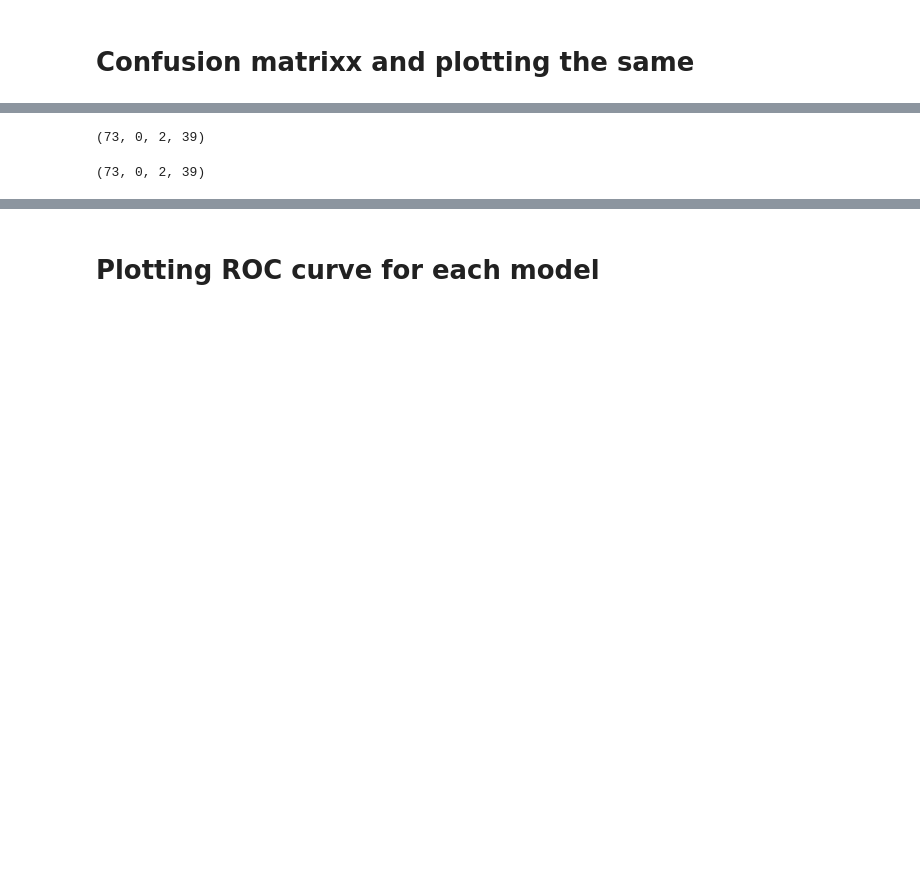
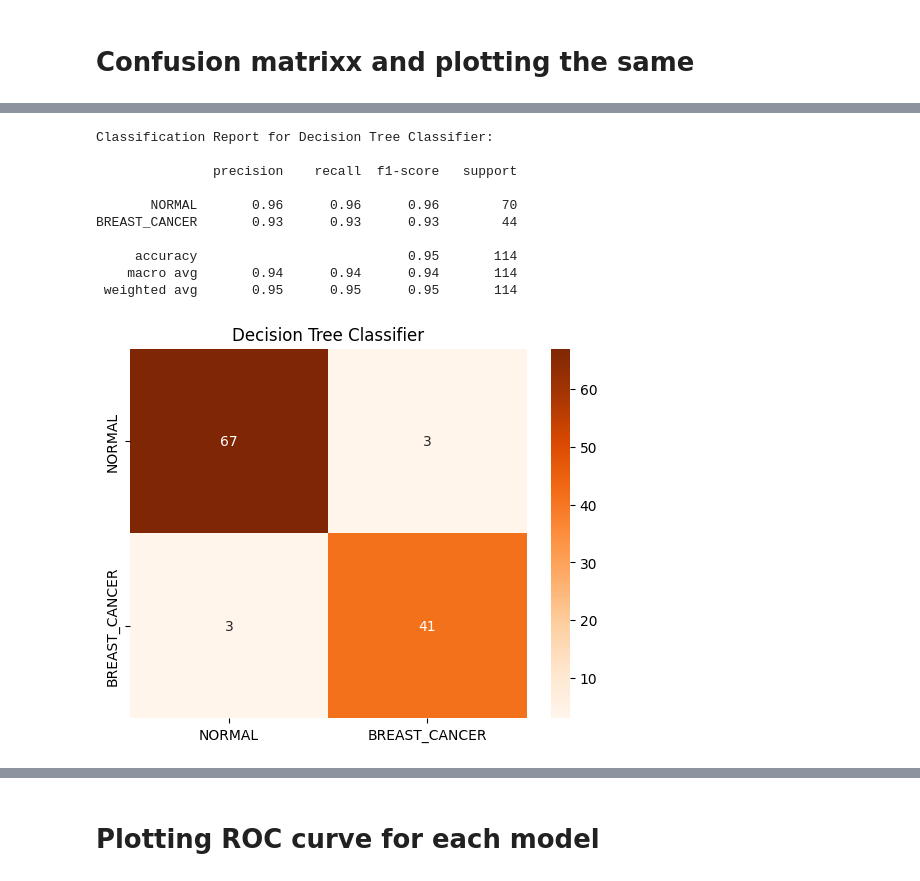
Before and after one commit to uttara-tech/ML-DL_Projects, a Jupyter notebook: breast-cancer-prediction.ipynb, the cells around one changed output, grey strips where cells are left out. Drawn from its saved outputs; the diff is of its cells as text; code cells hidden in the pictures; blank space fills up the shorter version.

```diff
--- a/breast-cancer-prediction.ipynb
+++ b/breast-cancer-prediction.ipynb
@@ -439,4 +342,0 @@ tn,fp,fn,tp= confusion_matrix(y_test,y_pred_etc).flatten()
-# %%
-int(tn),int(fp),int(fn),int(tp)
-# %% [output]
-(73, 0, 2, 39)
@@ -445,4 +343,21 @@ tn,fp,fn,tp= confusion_matrix(y_test,y_pred_knn).flatten()
-# %%
-int(tn),int(fp),int(fn),int(tp)
-# %% [output]
-(73, 0, 2, 39)
+# %%
+labels = ['NORMAL','BREAST_CANCER']
+# %%
+ax = plt.axes()
+cm_dt = confusion_matrix(y_test,y_pred_dt)
+sns.heatmap(cm_dt,cmap='Oranges',annot=True,xticklabels=labels,yticklabels=labels, ax=ax)
+ax.set_title('Decision Tree Classifier')
+print('\nClassification Report for Decision Tree Classifier: \n')
+print(classification_report(y_test,y_pred_dt,target_names=labels))
+# %% [output]
+Classification Report for Decision Tree Classifier:
+
+               precision    recall  f1-score   support
+
+       NORMAL       0.96      0.96      0.96        70
+BREAST_CANCER       0.93      0.93      0.93        44
+
+     accuracy                           0.95       114
+    macro avg       0.94      0.94      0.94       114
+ weighted avg       0.95      0.95      0.95       114
+[figure, added]
```
Also changed, not shown: parts of 68 cells of this notebook.
